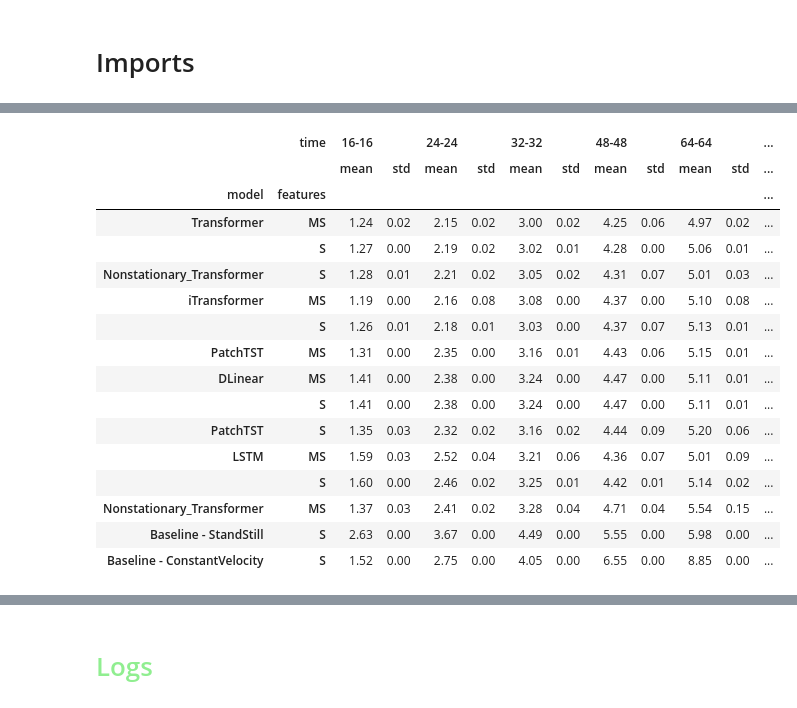
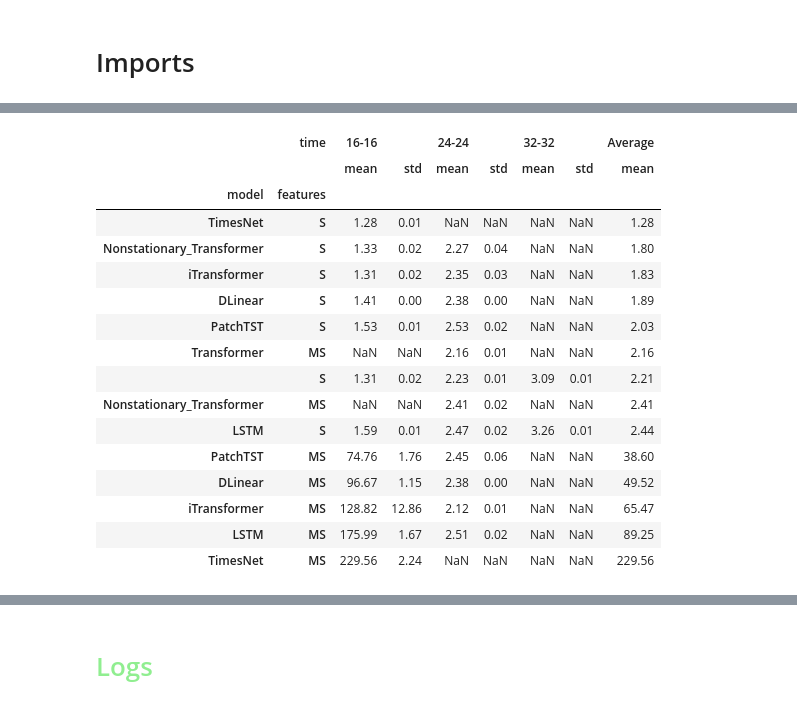
Before and after one commit to arnaud-odet/Time-Series-Library, a Jupyter notebook: results.ipynb, the cells around one changed output, grey strips where cells are left out. Saved outputs shown, nothing was run; the diff lists cells and outputs as text; code cells hidden in the pictures.

Commit message:
ResultReader with run distinction

```diff
--- a/results.ipynb
+++ b/results.ipynb
@@ -65,24 +63,23 @@ rr.results
 78 rows × 10 columns
 # %%
-r2_results = mean_std_logs_summary(run = 2)
-r2_results.dropna(inplace=True)
-r2_results.to_csv('../Collective_behavior/outputs/ts_results.csv')
-r2_results.round(2)
+r4_results = rr.display_logs(4)
+# rr.display_logs(2).to_csv('../Collective_behavior/outputs/ts_results.csv')
+r4_results.round(2)
 # %% [output]
-|  | time | 16-16 |  | 24-24 |  | 32-32 |  | 48-48 |  | 64-64 |  | ... |
-|  |  | mean | std | mean | std | mean | std | mean | std | mean | std | ... |
-| model | features |  |  |  |  |  |  |  |  |  |  | ... |
-| Transformer | MS | 1.24 | 0.02 | 2.15 | 0.02 | 3.00 | 0.02 | 4.25 | 0.06 | 4.97 | 0.02 | ... |
-|  | S | 1.27 | 0.00 | 2.19 | 0.02 | 3.02 | 0.01 | 4.28 | 0.00 | 5.06 | 0.01 | ... |
-| Nonstationary_Transformer | S | 1.28 | 0.01 | 2.21 | 0.02 | 3.05 | 0.02 | 4.31 | 0.07 | 5.01 | 0.03 | ... |
-| iTransformer | MS | 1.19 | 0.00 | 2.16 | 0.08 | 3.08 | 0.00 | 4.37 | 0.00 | 5.10 | 0.08 | ... |
-|  | S | 1.26 | 0.01 | 2.18 | 0.01 | 3.03 | 0.00 | 4.37 | 0.07 | 5.13 | 0.01 | ... |
-| PatchTST | MS | 1.31 | 0.00 | 2.35 | 0.00 | 3.16 | 0.01 | 4.43 | 0.06 | 5.15 | 0.01 | ... |
-| DLinear | MS | 1.41 | 0.00 | 2.38 | 0.00 | 3.24 | 0.00 | 4.47 | 0.00 | 5.11 | 0.01 | ... |
-|  | S | 1.41 | 0.00 | 2.38 | 0.00 | 3.24 | 0.00 | 4.47 | 0.00 | 5.11 | 0.01 | ... |
-| PatchTST | S | 1.35 | 0.03 | 2.32 | 0.02 | 3.16 | 0.02 | 4.44 | 0.09 | 5.20 | 0.06 | ... |
-| LSTM | MS | 1.59 | 0.03 | 2.52 | 0.04 | 3.21 | 0.06 | 4.36 | 0.07 | 5.01 | 0.09 | ... |
-|  | S | 1.60 | 0.00 | 2.46 | 0.02 | 3.25 | 0.01 | 4.42 | 0.01 | 5.14 | 0.02 | ... |
-| Nonstationary_Transformer | MS | 1.37 | 0.03 | 2.41 | 0.02 | 3.28 | 0.04 | 4.71 | 0.04 | 5.54 | 0.15 | ... |
-| Baseline - StandStill | S | 2.63 | 0.00 | 3.67 | 0.00 | 4.49 | 0.00 | 5.55 | 0.00 | 5.98 | 0.00 | ... |
-| Baseline - ConstantVelocity | S | 1.52 | 0.00 | 2.75 | 0.00 | 4.05 | 0.00 | 6.55 | 0.00 | 8.85 | 0.00 | ... |
+|  | time | 16-16 |  | 24-24 |  | 32-32 |  | Average |
+|  |  | mean | std | mean | std | mean | std | mean |
+| model | features |  |  |  |  |  |  |  |
+| TimesNet | S | 1.28 | 0.01 | NaN | NaN | NaN | NaN | 1.28 |
+| Nonstationary_Transformer | S | 1.33 | 0.02 | 2.27 | 0.04 | NaN | NaN | 1.80 |
+| iTransformer | S | 1.31 | 0.02 | 2.35 | 0.03 | NaN | NaN | 1.83 |
+| DLinear | S | 1.41 | 0.00 | 2.38 | 0.00 | NaN | NaN | 1.89 |
+| PatchTST | S | 1.53 | 0.01 | 2.53 | 0.02 | NaN | NaN | 2.03 |
+| Transformer | MS | NaN | NaN | 2.16 | 0.01 | NaN | NaN | 2.16 |
+|  | S | 1.31 | 0.02 | 2.23 | 0.01 | 3.09 | 0.01 | 2.21 |
+| Nonstationary_Transformer | MS | NaN | NaN | 2.41 | 0.02 | NaN | NaN | 2.41 |
+| LSTM | S | 1.59 | 0.01 | 2.47 | 0.02 | 3.26 | 0.01 | 2.44 |
+| PatchTST | MS | 74.76 | 1.76 | 2.45 | 0.06 | NaN | NaN | 38.60 |
+| DLinear | MS | 96.67 | 1.15 | 2.38 | 0.00 | NaN | NaN | 49.52 |
+| iTransformer | MS | 128.82 | 12.86 | 2.12 | 0.01 | NaN | NaN | 65.47 |
+| LSTM | MS | 175.99 | 1.67 | 2.51 | 0.02 | NaN | NaN | 89.25 |
+| TimesNet | MS | 229.56 | 2.24 | NaN | NaN | NaN | NaN | 229.56 |
```
Also changed, not shown: parts of 10 cells of this notebook, 2 other files.
